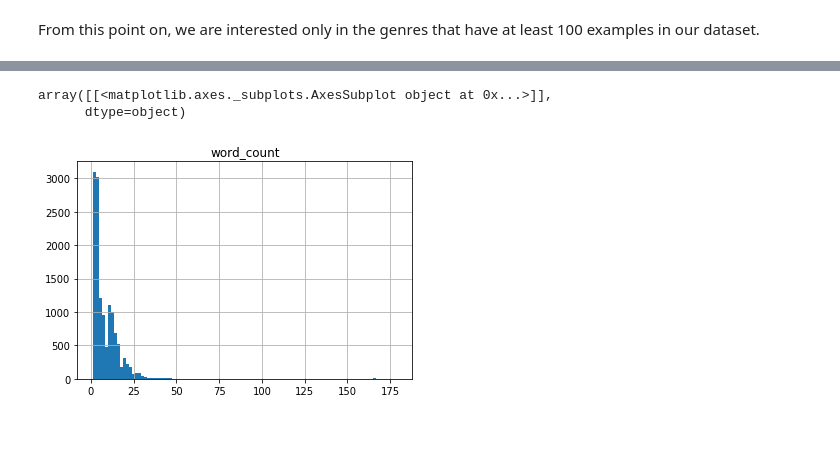
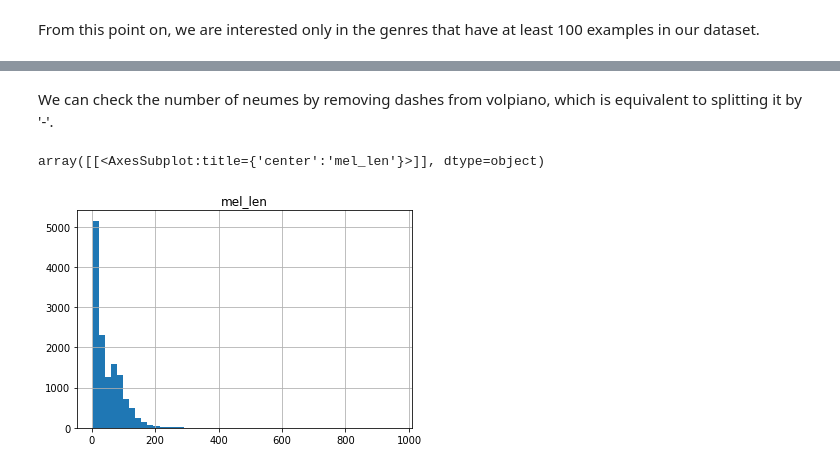
Before and after one commit to kszabova/rhythmify, a Jupyter notebook: data/data_statistics.ipynb, the cells around one changed output, grey strips where cells are left out. Cells and saved outputs as stored; diff of their text form; code cells hidden in the pictures; blank space fills up the shorter version.

```diff
--- a/data/data_statistics.ipynb
+++ b/data/data_statistics.ipynb
@@ -94,6 +150,7 @@ df['genre_id'].value_counts()[genre_list].plot(kind='bar')
+# %% [markdown]
+We can check the number of neumes by removing dashes from volpiano, which is equivalent to splitting it by '-'.
 # %%
-df.assign(word_count=lambda x: x.full_text.str.split().apply(len)).hist('word_count', bins=100)
+df.assign(mel_len=lambda x: x.volpiano.str.split('-').apply(len) - 1).hist('mel_len', bins=50)
 # %% [output]
-array([[<matplotlib.axes._subplots.AxesSubplot object at 0x...>]],
-      dtype=object)
+array([[<AxesSubplot:title={'center':'mel_len'}>]], dtype=object)
-[figure, old version]
+[figure, new version]
```
Also changed, not shown: parts of 21 cells of this notebook.
